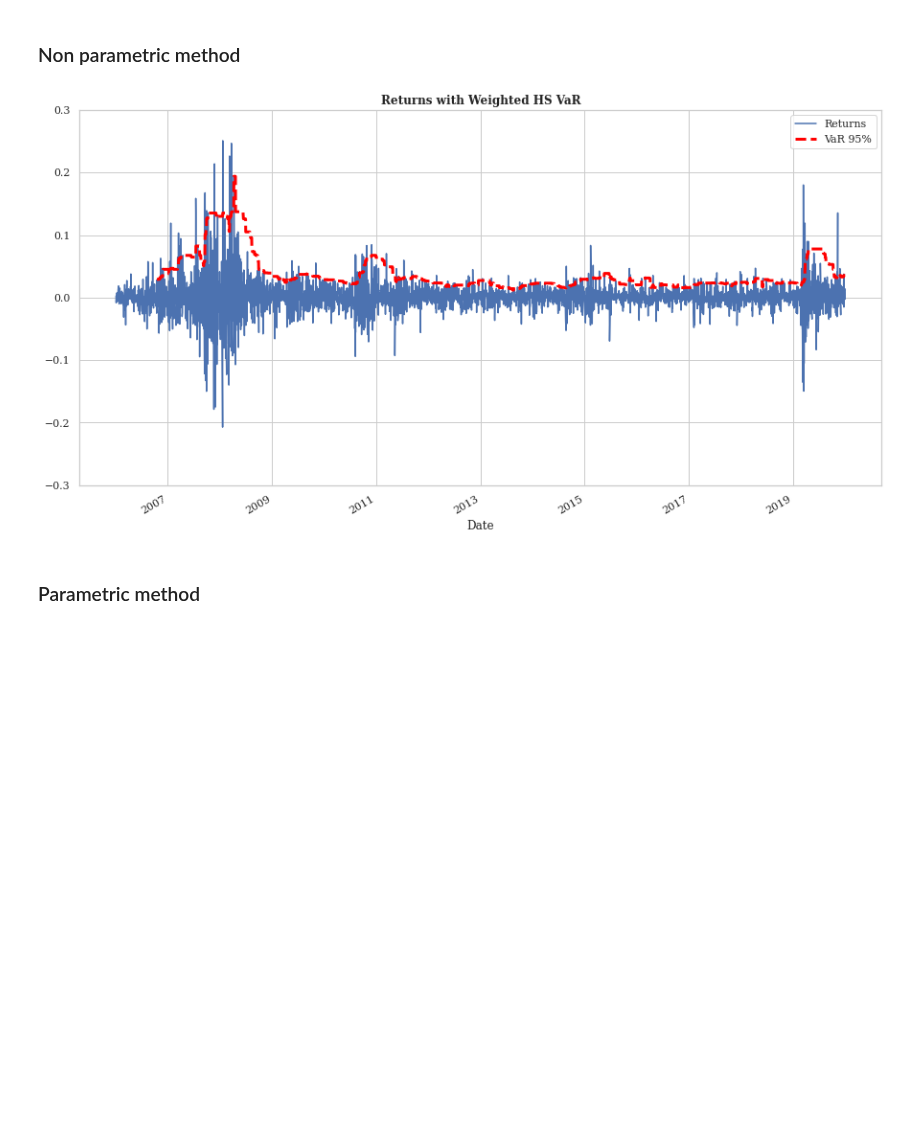
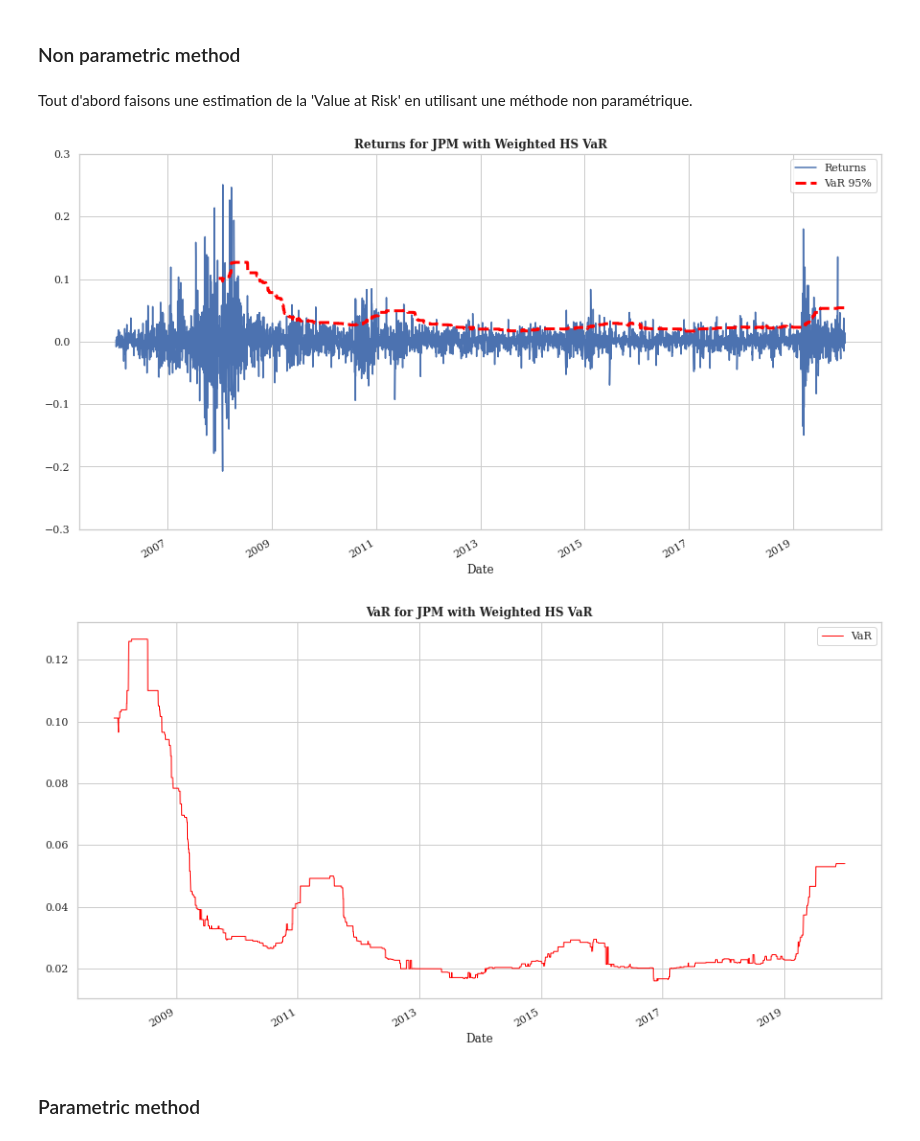
Before and after one commit to Simzer994/Project-Econometrics, a Jupyter notebook: Bank-Series.ipynb, the cells around one changed output. Saved outputs shown, nothing was run; the diff lists cells and outputs as text; code cells hidden in the pictures; blank space fills up the shorter version.

```diff
--- a/Bank-Series.ipynb
+++ b/Bank-Series.ipynb
@@ -42,9 +45,12 @@ sf.plot_returns(returns, ticker)
 Qu'est ce que la **VaR** : Une mesure de la perte maximale potentielle sur une période de temps donnée avec une certaine probabilité.
 # %% [markdown]
 ### Non parametric method
+# %% [markdown]
+Tout d'abord faisons une estimation de la 'Value at Risk' en utilisant une méthode non paramétrique.
 # %%
-VaR_NonParam = sf.weighted_hs_var(returns=returns, confidence_level=95, window=100)
+VaR_NonParam = sf.weighted_hs_var(returns=returns, confidence_level=95, window=250, ticker=ticker)
 # %% [output]
-[figure, old version]
+[figure, new version]
+[figure, added]
 # %% [markdown]
 ### Parametric method
```
Also changed, not shown: parts of 6 cells of this notebook, 1 other file.
